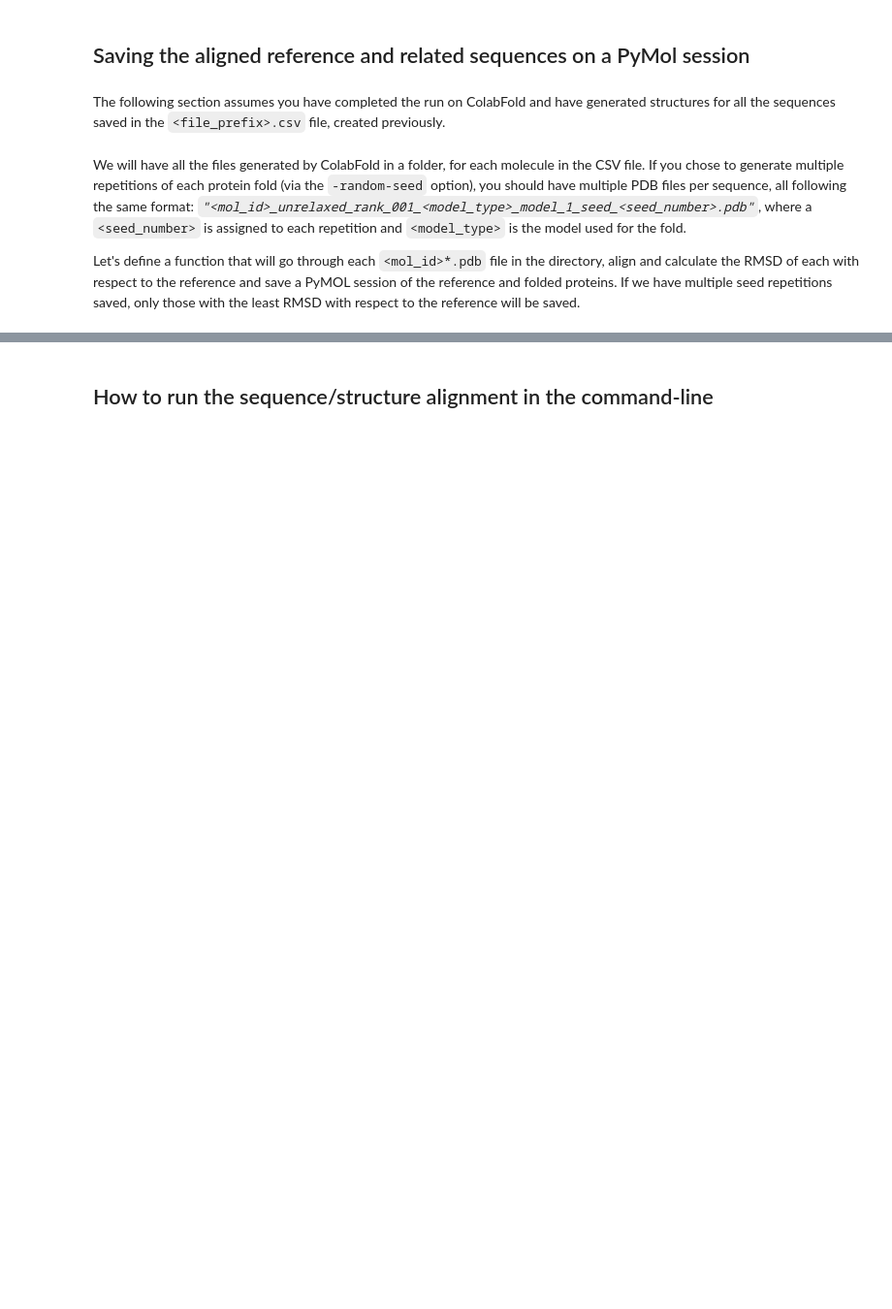
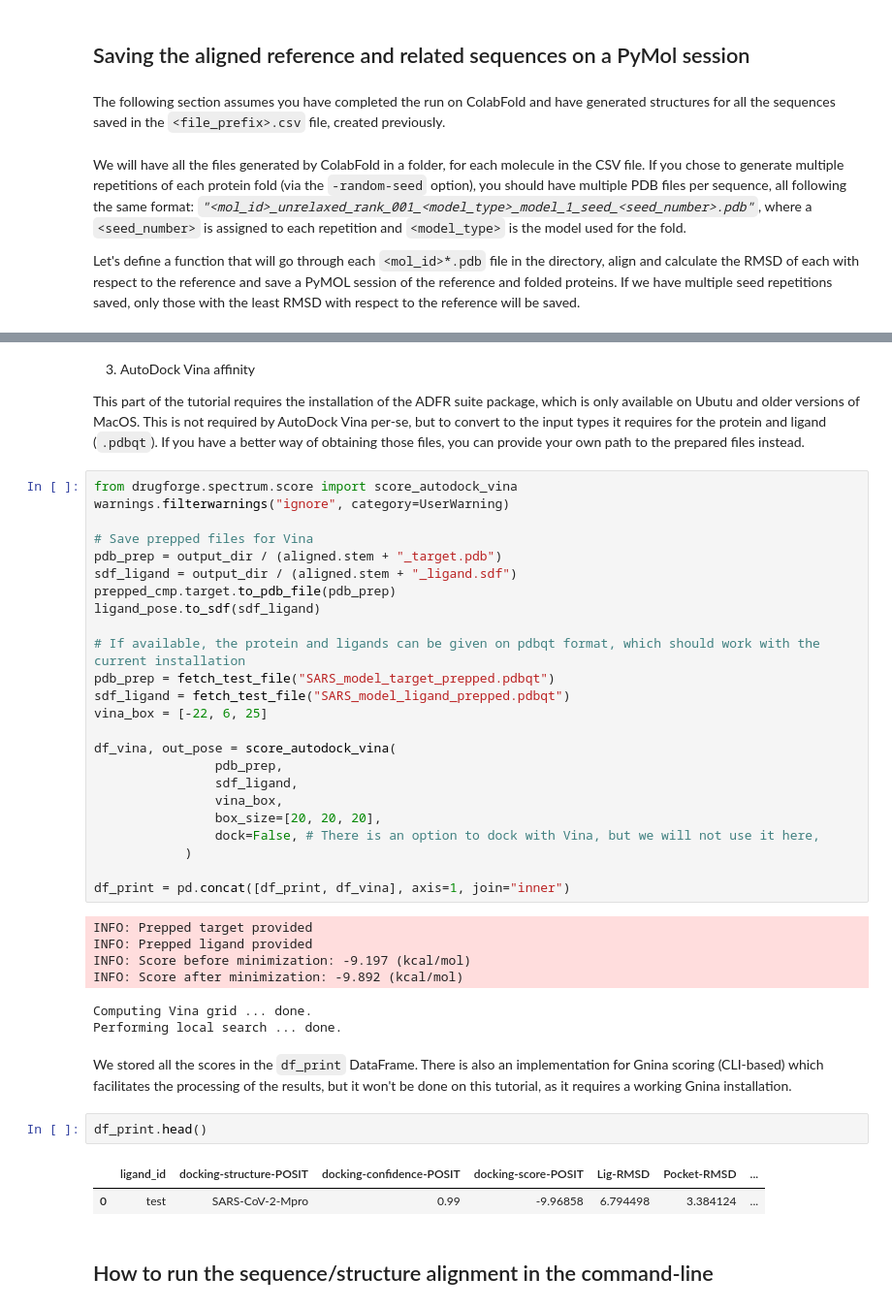
Before and after one commit to choderalab/drugforge, a Jupyter notebook: examples/exploring_related_sequences_and_structures.ipynb, the cells around one changed output, grey strips where cells are left out. Shown: that part at 97% size. Cells and saved outputs as stored; diff of their text form; blank space fills up the shorter version.

```diff
--- a/examples/exploring_related_sequences_and_structures.ipynb
+++ b/examples/exploring_related_sequences_and_structures.ipynb
@@ -335,3 +452,45 @@ We can clearly see a few differences in the protein structure! For example, **NP
+# %% [markdown]
+3. AutoDock Vina affinity
+
+This part of the tutorial requires the installation of the ADFR suite package, which is only available on Ubutu and older versions of MacOS. This is not required by AutoDock Vina per-se, but to convert to the input types it requires for the protein and ligand (`.pdbqt`). If you have a better way of obtaining those files, you can provide your own path to the prepared files instead.
+# %%
+from drugforge.spectrum.score import score_autodock_vina
+warnings.filterwarnings("ignore", category=UserWarning)
+
+# Save prepped files for Vina
+pdb_prep = output_dir / (aligned.stem + "_target.pdb")
+sdf_ligand = output_dir / (aligned.stem + "_ligand.sdf")
+prepped_cmp.target.to_pdb_file(pdb_prep)
+ligand_pose.to_sdf(sdf_ligand)
+
+# If available, the protein and ligands can be given on pdbqt format, which should work with the current installation
+pdb_prep = fetch_test_file("SARS_model_target_prepped.pdbqt")
+sdf_ligand = fetch_test_file("SARS_model_ligand_prepped.pdbqt")
+vina_box = [-22, 6, 25]
+
+df_vina, out_pose = score_autodock_vina(
+                pdb_prep,
+                sdf_ligand,
+                vina_box,
+                box_size=[20, 20, 20],
+                dock=False, # There is an option to dock with Vina, but we will not use it here,
+            )
+
+df_print = pd.concat([df_print, df_vina], axis=1, join="inner")
+# %% [output]
+INFO: Prepped target provided
+INFO: Prepped ligand provided
+INFO: Score before minimization: -9.197 (kcal/mol)
+INFO: Score after minimization: -9.892 (kcal/mol)
+Computing Vina grid ... done.
+Performing local search ... done.
+# %% [markdown]
+We stored all the scores in the `df_print` DataFrame. There is also an implementation for Gnina scoring (CLI-based) which facilitates the processing of the results, but it won't be done on this tutorial, as it requires a working Gnina installation.
+# %%
+df_print.head()
+# %% [output]
+|  | ligand_id | docking-structure-POSIT | docking-confidence-POSIT | docking-score-POSIT | Lig-RMSD | Pocket-RMSD | ... |
+| 0 | test | SARS-CoV-2-Mpro | 0.99 | -9.96858 | 6.794498 | 3.384124 | ... |
 # %% [markdown]
 ## How to run the sequence/structure alignment in the command-line
 # %% [markdown]
```
Also changed, not shown: parts of 41 cells of this notebook, 17 other files.
